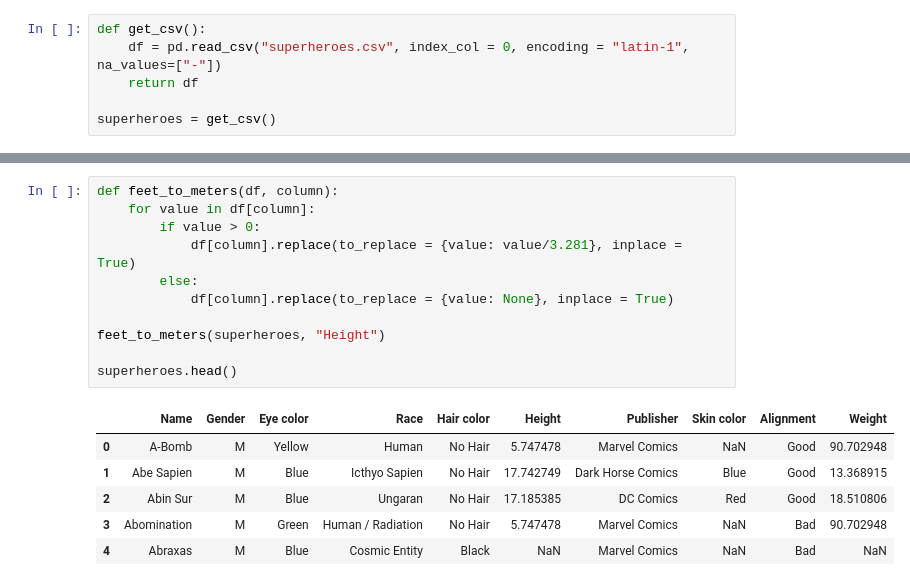
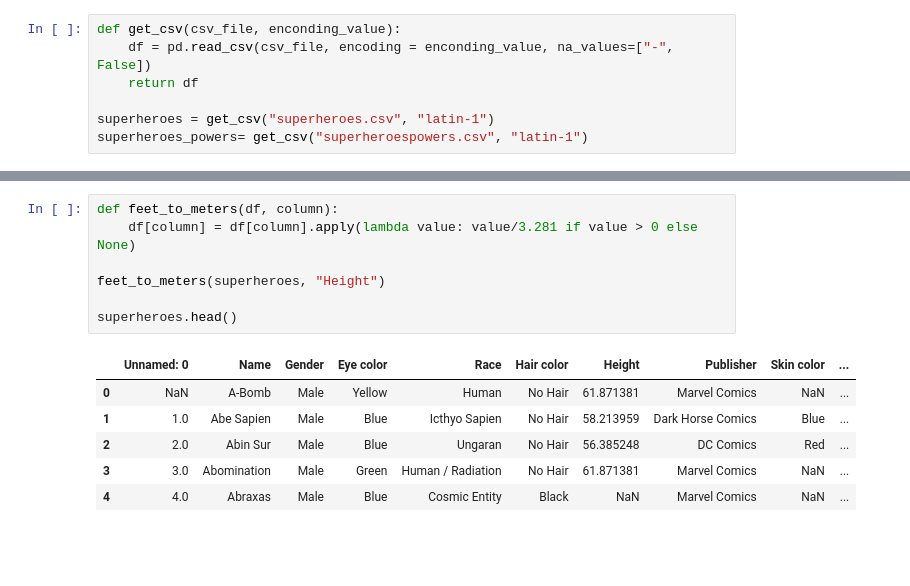
Before and after one commit to JavierLuna/data-labs, a Jupyter notebook: module-1/pipelines-project/your-code/Superheroes.ipynb, the cells around one changed output, grey strips where cells are left out. Cells and saved outputs as stored; diff of their text form; blank space fills up the shorter version.

```diff
--- a/module-1/pipelines-project/your-code/Superheroes.ipynb
+++ b/module-1/pipelines-project/your-code/Superheroes.ipynb
@@ -3,6 +4,7 @@ import pandas as pd
 # %%
-def get_csv():
-    df = pd.read_csv("superheroes.csv", index_col = 0, encoding = "latin-1", na_values=["-"])
+def get_csv(csv_file, enconding_value):
+    df = pd.read_csv(csv_file, encoding = enconding_value, na_values=["-", False])
     return df
 
-superheroes = get_csv()
+superheroes = get_csv("superheroes.csv", "latin-1")
+superheroes_powers= get_csv("superheroespowers.csv", "latin-1")
@@ -72,18 +67,14 @@ superheroes.head()
 # %%
 def feet_to_meters(df, column):
-    for value in df[column]:
-        if value > 0:
-            df[column].replace(to_replace = {value: value/3.281}, inplace = True)
-        else:
-            df[column].replace(to_replace = {value: None}, inplace = True)
+    df[column] = df[column].apply(lambda value: value/3.281 if value > 0 else None)
 
 feet_to_meters(superheroes, "Height")
 
 superheroes.head()
 # %% [output]
-|  | Name | Gender | Eye color | Race | Hair color | Height | Publisher | Skin color | Alignment | Weight |
-| 0 | A-Bomb | M | Yellow | Human | No Hair | 5.747478 | Marvel Comics | NaN | Good | 90.702948 |
-| 1 | Abe Sapien | M | Blue | Icthyo Sapien | No Hair | 17.742749 | Dark Horse Comics | Blue | Good | 13.368915 |
-| 2 | Abin Sur | M | Blue | Ungaran | No Hair | 17.185385 | DC Comics | Red | Good | 18.510806 |
-| 3 | Abomination | M | Green | Human / Radiation | No Hair | 5.747478 | Marvel Comics | NaN | Bad | 90.702948 |
-| 4 | Abraxas | M | Blue | Cosmic Entity | Black | NaN | Marvel Comics | NaN | Bad | NaN |
+|  | Unnamed: 0 | Name | Gender | Eye color | Race | Hair color | Height | Publisher | Skin color | ... |
+| 0 | NaN | A-Bomb | Male | Yellow | Human | No Hair | 61.871381 | Marvel Comics | NaN | ... |
+| 1 | 1.0 | Abe Sapien | Male | Blue | Icthyo Sapien | No Hair | 58.213959 | Dark Horse Comics | Blue | ... |
+| 2 | 2.0 | Abin Sur | Male | Blue | Ungaran | No Hair | 56.385248 | DC Comics | Red | ... |
+| 3 | 3.0 | Abomination | Male | Green | Human / Radiation | No Hair | 61.871381 | Marvel Comics | NaN | ... |
+| 4 | 4.0 | Abraxas | Male | Blue | Cosmic Entity | Black | NaN | Marvel Comics | NaN | ... |
```
Also changed, not shown: parts of 24 cells of this notebook.
